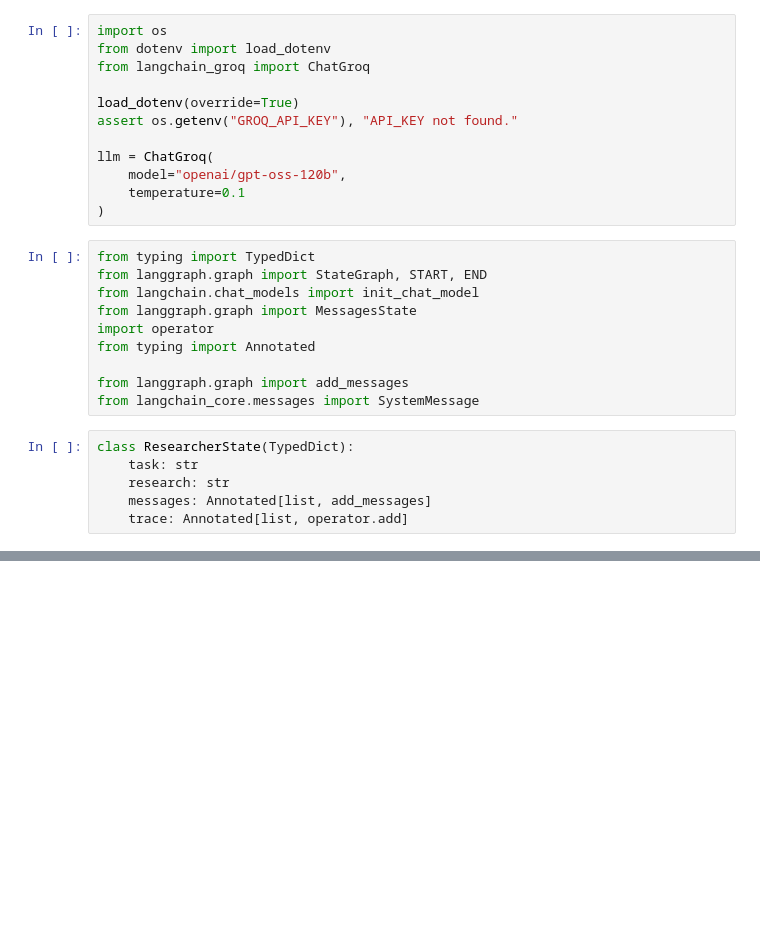
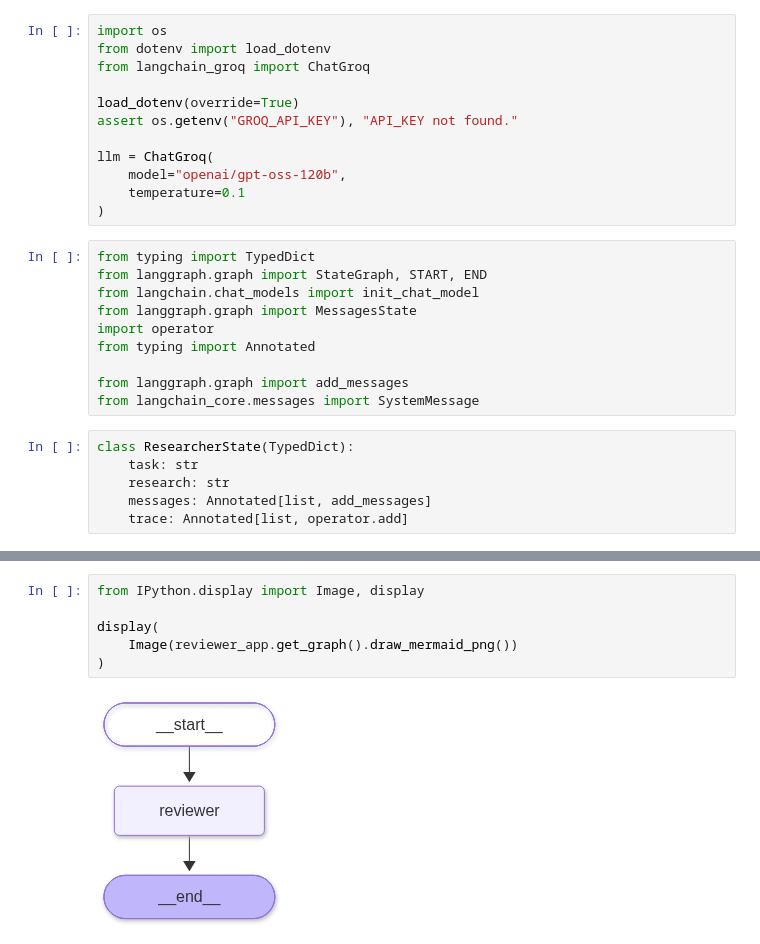
Before and after one commit to ArwaaMamdoh23/LangGraphMultiAgent, a Jupyter notebook: LangGraphAssignment.ipynb, the cells around one changed output, grey strips where cells are left out. Saved outputs shown, nothing was run; the diff lists cells and outputs as text; blank space fills up the shorter version.

```diff
--- a/LangGraphAssignment.ipynb
+++ b/LangGraphAssignment.ipynb
@@ -158,0 +366,8 @@ AttributeError: 'StateGraph' object has no attribute 'addedge'
+# %%
+from IPython.display import Image, display
+
+display(
+    Image(reviewer_app.get_graph().draw_mermaid_png())
+)
+# %% [output]
+[figure, added]
```
Also changed, not shown: parts of 15 cells of this notebook.
